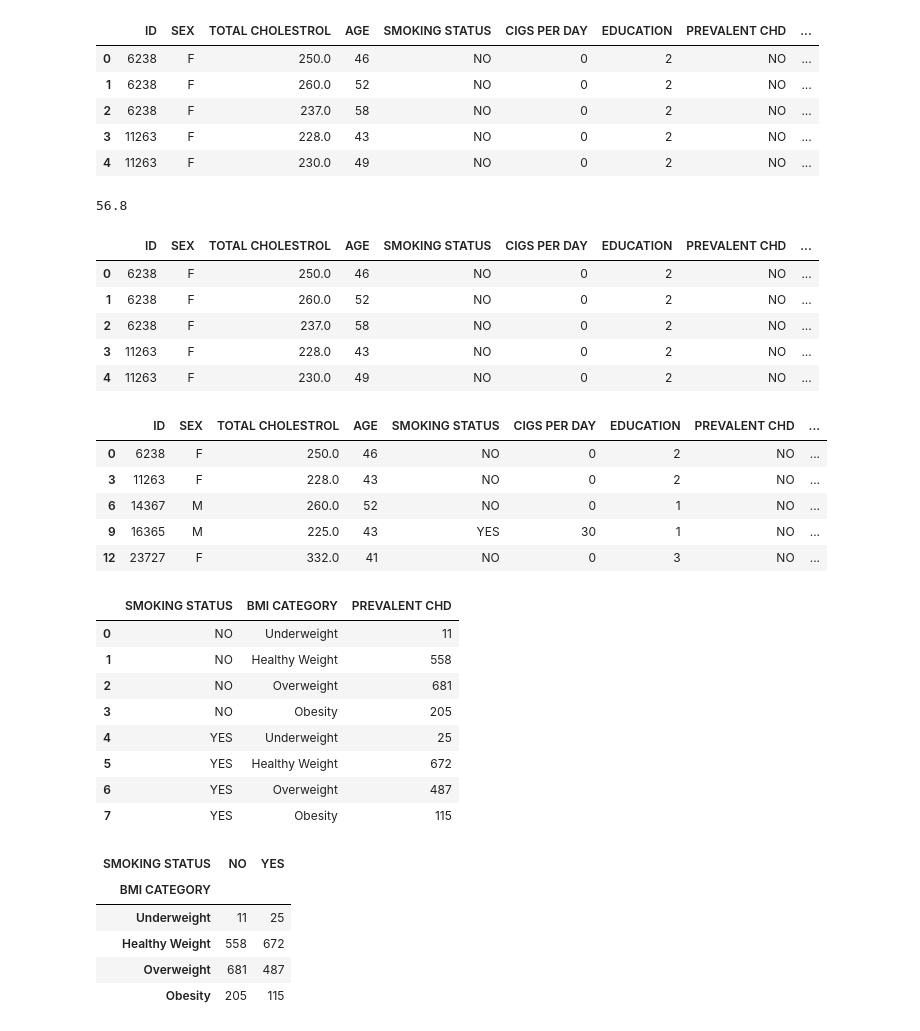
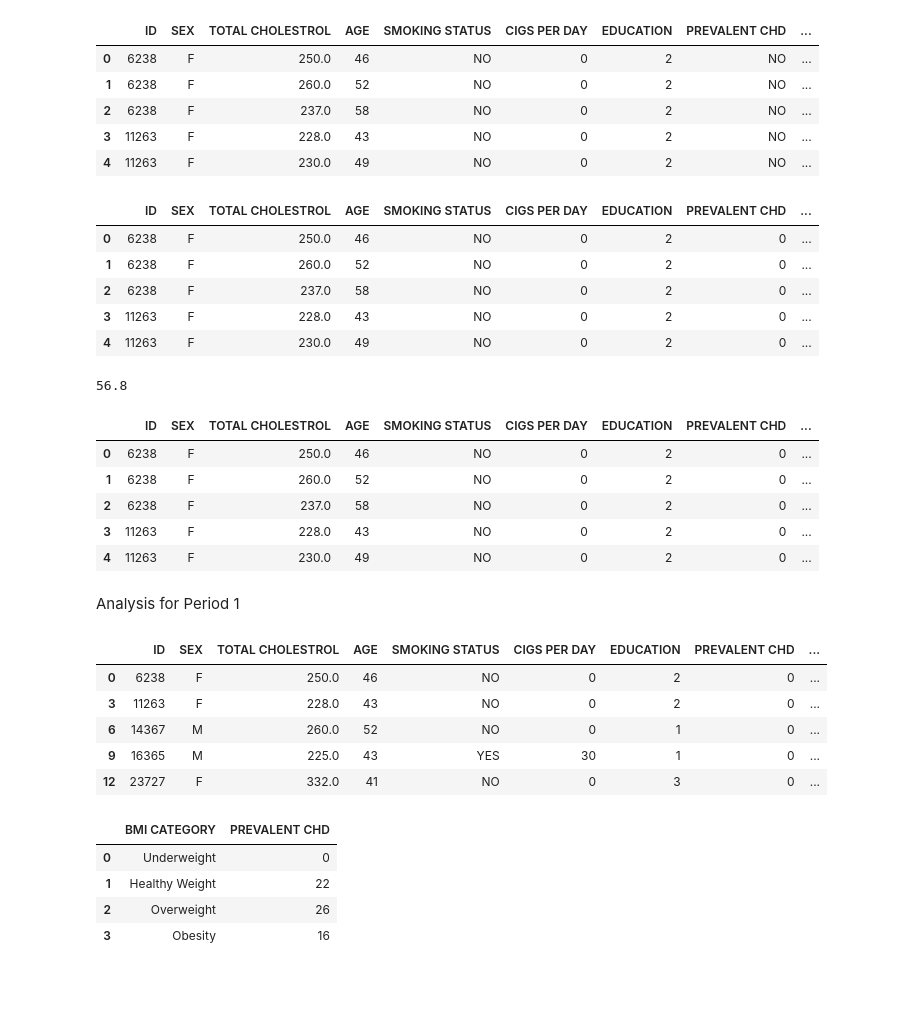
Before and after one commit to Yasmin-9/HeartInsights, a Jupyter notebook: yasmin/bmi.ipynb, the cells around one changed output. Cells and saved outputs as stored; diff of their text form; code cells hidden in the pictures; blank space fills up the shorter version.

```diff
--- a/yasmin/bmi.ipynb
+++ b/yasmin/bmi.ipynb
@@ -15,6 +15,19 @@ bmi_df.head()
 | 2 | 6238 | F | 237.0 | 58 | NO | 0 | 2 | NO | ... |
 | 3 | 11263 | F | 228.0 | 43 | NO | 0 | 2 | NO | ... |
 | 4 | 11263 | F | 230.0 | 49 | NO | 0 | 2 | NO | ... |
+# %%
+# Convert Prevalent CHD to integer64
+bmi_df['PREVALENT CHD'] = np.where(bmi_df['PREVALENT CHD'] == 'YES', 1, 0)
+
+bmi_df['PREVALENT CHD'] = bmi_df['PREVALENT CHD'].astype('int64')
+bmi_df.head()
+# %% [output]
+|  | ID | SEX | TOTAL CHOLESTROL | AGE | SMOKING STATUS | CIGS PER DAY | EDUCATION | PREVALENT CHD | ... |
+| 0 | 6238 | F | 250.0 | 46 | NO | 0 | 2 | 0 | ... |
+| 1 | 6238 | F | 260.0 | 52 | NO | 0 | 2 | 0 | ... |
+| 2 | 6238 | F | 237.0 | 58 | NO | 0 | 2 | 0 | ... |
+| 3 | 11263 | F | 228.0 | 43 | NO | 0 | 2 | 0 | ... |
+| 4 | 11263 | F | 230.0 | 49 | NO | 0 | 2 | 0 | ... |
 # %%
 # calculting the max value of BMI
 max_bmi = bmi_df['BMI'].max()
@@ -31,44 +44,31 @@ bmi_df["BMI CATEGORY"] = pd.cut(bmi_df["BMI"], bins, labels= labels)
 bmi_df.head()
 # %% [output]
 |  | ID | SEX | TOTAL CHOLESTROL | AGE | SMOKING STATUS | CIGS PER DAY | EDUCATION | PREVALENT CHD | ... |
-| 0 | 6238 | F | 250.0 | 46 | NO | 0 | 2 | NO | ... |
-| 1 | 6238 | F | 260.0 | 52 | NO | 0 | 2 | NO | ... |
-| 2 | 6238 | F | 237.0 | 58 | NO | 0 | 2 | NO | ... |
-| 3 | 11263 | F | 228.0 | 43 | NO | 0 | 2 | NO | ... |
-| 4 | 11263 | F | 230.0 | 49 | NO | 0 | 2 | NO | ... |
+| 0 | 6238 | F | 250.0 | 46 | NO | 0 | 2 | 0 | ... |
+| 1 | 6238 | F | 260.0 | 52 | NO | 0 | 2 | 0 | ... |
+| 2 | 6238 | F | 237.0 | 58 | NO | 0 | 2 | 0 | ... |
+| 3 | 11263 | F | 228.0 | 43 | NO | 0 | 2 | 0 | ... |
+| 4 | 11263 | F | 230.0 | 49 | NO | 0 | 2 | 0 | ... |
+# %% [markdown]
+Analysis for Period 1
 # %%
 # Create new DataFrame for Period 1 only
 bmiP1_df = bmi_df [bmi_df['PERIOD']==1]
 bmiP1_df.head()
 # %% [output]
 |  | ID | SEX | TOTAL CHOLESTROL | AGE | SMOKING STATUS | CIGS PER DAY | EDUCATION | PREVALENT CHD | ... |
-| 0 | 6238 | F | 250.0 | 46 | NO | 0 | 2 | NO | ... |
-| 3 | 11263 | F | 228.0 | 43 | NO | 0 | 2 | NO | ... |
-| 6 | 14367 | M | 260.0 | 52 | NO | 0 | 1 | NO | ... |
-| 9 | 16365 | M | 225.0 | 43 | YES | 30 | 1 | NO | ... |
-| 12 | 23727 | F | 332.0 | 41 | NO | 0 | 3 | NO | ... |
+| 0 | 6238 | F | 250.0 | 46 | NO | 0 | 2 | 0 | ... |
+| 3 | 11263 | F | 228.0 | 43 | NO | 0 | 2 | 0 | ... |
+| 6 | 14367 | M | 260.0 | 52 | NO | 0 | 1 | 0 | ... |
+| 9 | 16365 | M | 225.0 | 43 | YES | 30 | 1 | 0 | ... |
+| 12 | 23727 | F | 332.0 | 41 | NO | 0 | 3 | 0 | ... |
 # %%
-# Creating a grouby by SMOKING STATUS and BMI
-groupedP1_df = bmiP1_df.groupby(['SMOKING STATUS', 'BMI CATEGORY'])['PREVALENT CHD'].count().reset_index()
-groupedP1_df
+# Creating the groupby BMI category:
+grouped1_df = bmiP1_df.groupby(['BMI CATEGORY'])['PREVALENT CHD'].sum().reset_index()
+grouped1_df
 # %% [output]
-|  | SMOKING STATUS | BMI CATEGORY | PREVALENT CHD |
-| 0 | NO | Underweight | 11 |
-| 1 | NO | Healthy Weight | 558 |
-| 2 | NO | Overweight | 681 |
-| 3 | NO | Obesity | 205 |
-| 4 | YES | Underweight | 25 |
-| 5 | YES | Healthy Weight | 672 |
-| 6 | YES | Overweight | 487 |
-| 7 | YES | Obesity | 115 |
+|  | BMI CATEGORY | PREVALENT CHD |
+| 0 | Underweight | 0 |
+| 1 | Healthy Weight | 22 |
+| 2 | Overweight | 26 |
+| 3 | Obesity | 16 |
-# %%
-# Pivot the SMOKING STATUS column, set BMI as index
-pivotP1_df = groupedP1_df.pivot(index = 'BMI CATEGORY', columns = 'SMOKING STATUS', values= 'PREVALENT CHD')
-pivotP1_df
-# %% [output]
-| SMOKING STATUS | NO | YES |
-| BMI CATEGORY |  |  |
-| Underweight | 11 | 25 |
-| Healthy Weight | 558 | 672 |
-| Overweight | 681 | 487 |
-| Obesity | 205 | 115 |
```
Also changed, not shown: parts of 20 cells of this notebook.
